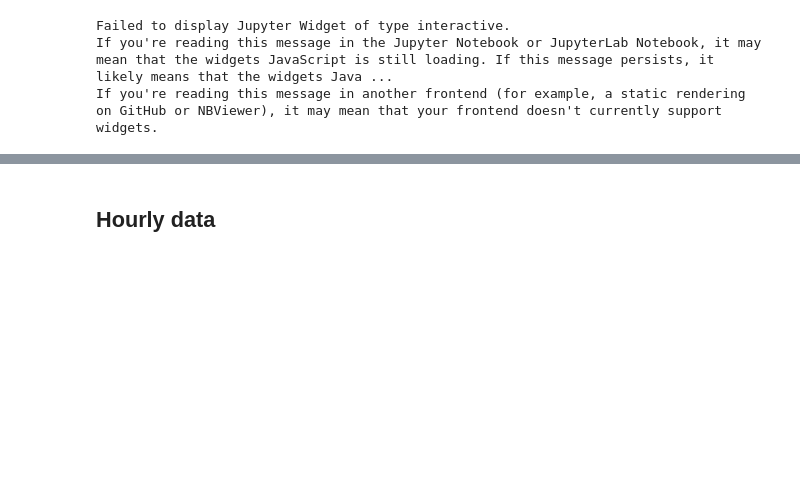
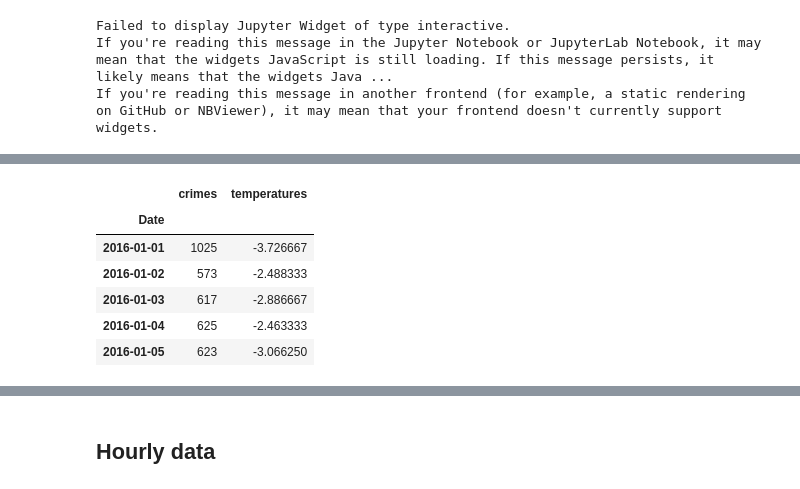
Before and after one commit to PacktPublishing/Jupyter-Notebook-for-Data-Science, a Jupyter notebook: chicago_crime_and_weather.ipynb, the cells around one changed output, grey strips where cells are left out. Saved outputs shown, nothing was run; the diff lists cells and outputs as text; code cells hidden in the pictures; blank space fills up the shorter version.

```diff
--- a/chicago_crime_and_weather.ipynb
+++ b/chicago_crime_and_weather.ipynb
@@ -144,0 +149,11 @@ If you're reading this message in another frontend (for example, a static render
+# %%
+daily_df = pd.DataFrame({'crimes': daily_crimes, 'temperatures': daily_temperature})
+daily_df.head()
+# %% [output]
+|  | crimes | temperatures |
+| Date |  |  |
+| 2016-01-01 | 1025 | -3.726667 |
+| 2016-01-02 | 573 | -2.488333 |
+| 2016-01-03 | 617 | -2.886667 |
+| 2016-01-04 | 625 | -2.463333 |
+| 2016-01-05 | 623 | -3.066250 |
```
Also changed, not shown: parts of 7 cells of this notebook.
